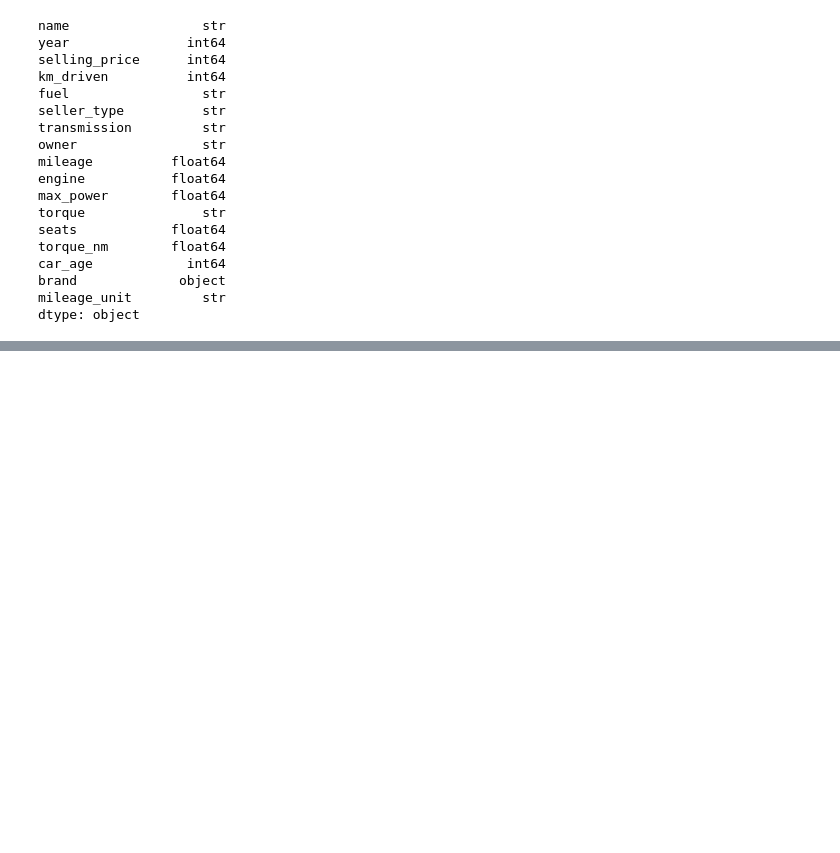
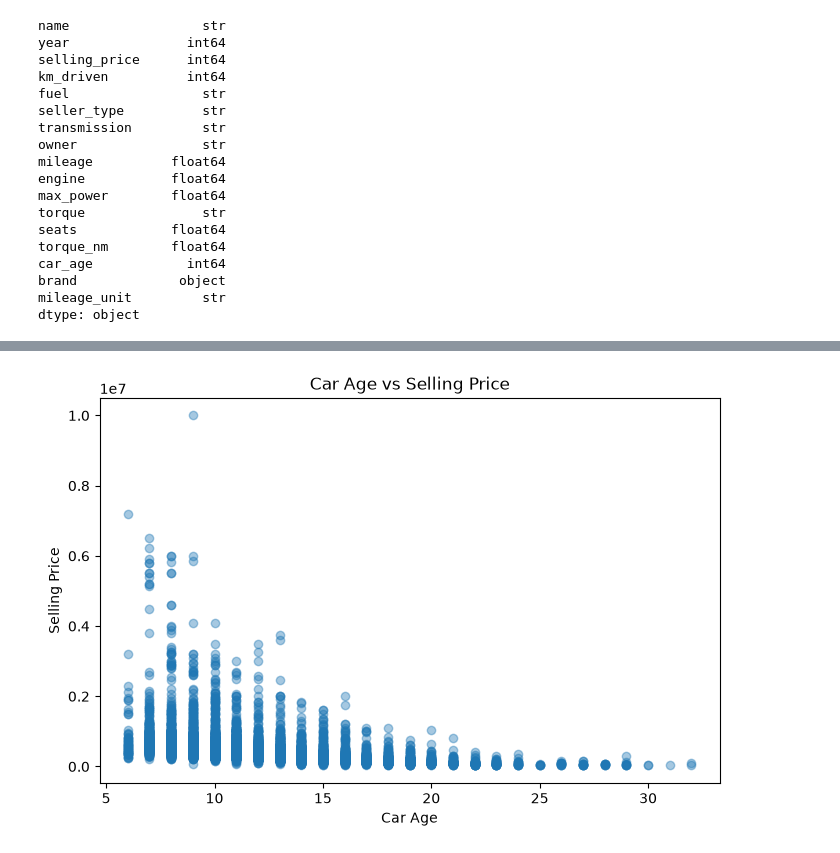
Before and after one commit to aditilawar10-lgtm/used-car-price-prediction, a Jupyter notebook: notebooks/01_data_exploration.ipynb, the cells around one changed output, grey strips where cells are left out. Drawn from its saved outputs; the diff is of its cells as text; code cells hidden in the pictures; blank space fills up the shorter version.

```diff
--- a/notebooks/01_data_exploration.ipynb
+++ b/notebooks/01_data_exploration.ipynb
@@ -656,7 +658,10 @@ dtype: object
 # %% [markdown]
 ### -->feature construction of car year
 # %%
-df["car_age"] = 2026 - df["year"]
+from datetime import datetime
+
+current_year = datetime.now().year
+df["car_age"] = current_year - df["year"]
 # %%
 df[["year", "car_age"]].head(10)
 # %% [output]
@@ -1100,0 +1110,12 @@ dtype: object
+# %%
+plt.figure(figsize=(8, 5))
+
+plt.scatter(df["car_age"], df["selling_price"], alpha=0.4)
+
+plt.xlabel("Car Age")
+plt.ylabel("Selling Price")
+plt.title("Car Age vs Selling Price")
+
+plt.show()
+# %% [output]
+[figure, added]
```
Also changed, not shown: parts of 12 cells of this notebook.
